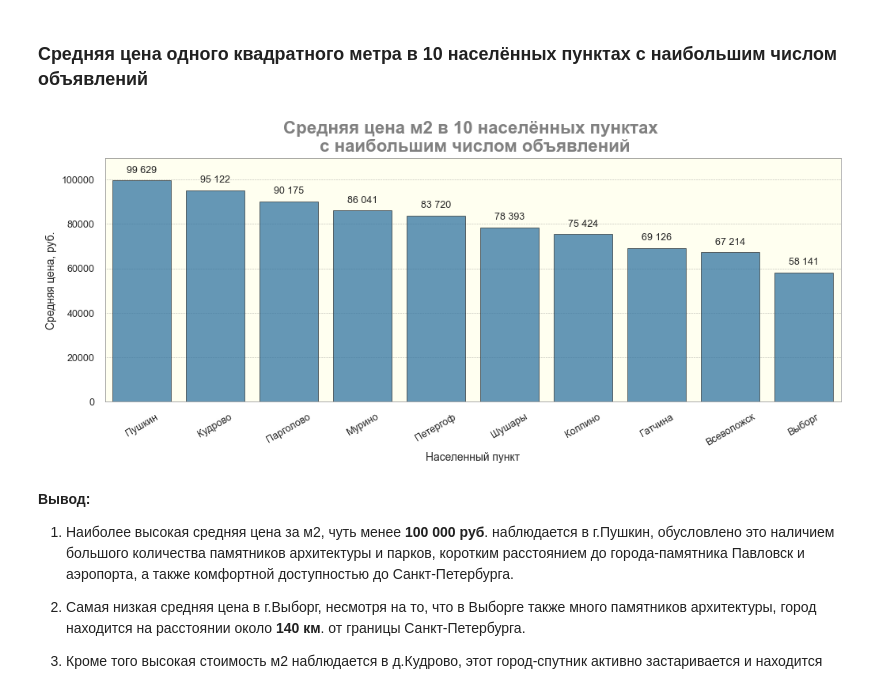
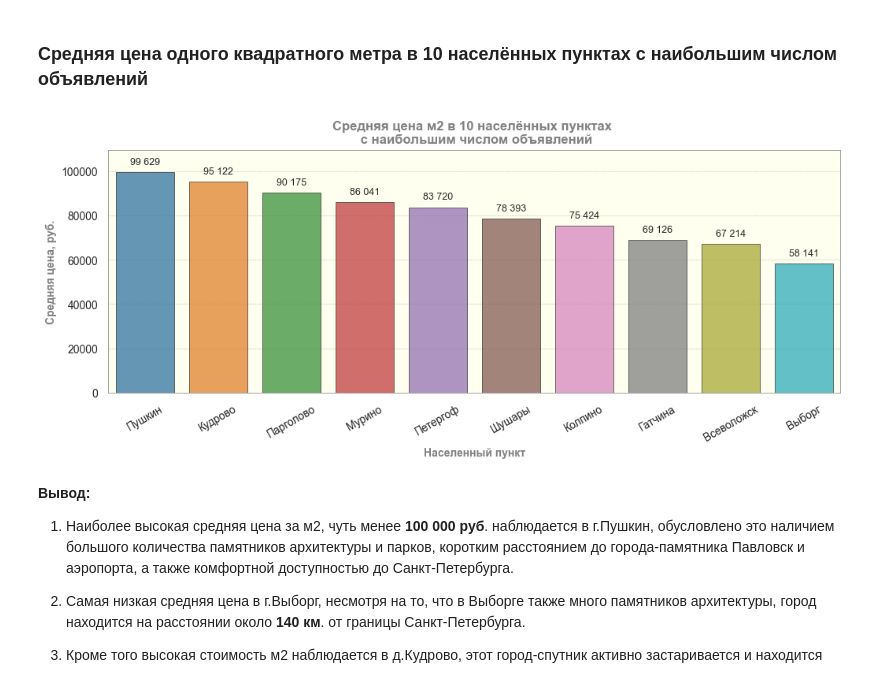
Before and after one commit to SuvorinSergey/ya_practicum_data_science, a Jupyter notebook: real_estate/real_estate_spb.ipynb, the cells around one changed output. Cells and saved outputs as stored; diff of their text form; code cells hidden in the pictures.

```diff
--- a/real_estate/real_estate_spb.ipynb
+++ b/real_estate/real_estate_spb.ipynb
@@ -97,7 +97,7 @@ import matplotlib as mpl
 # %%
 # Загужаем датасет
 try:
-    data = pd.read_csv('***', sep='\t')
+    data = pd.read_csv(r'D:\Local Python Project\Ya_praktikum\datasets\real_estate_data.csv', sep='\t')
 except FileNotFoundError:
     data = pd.read_csv('***', sep='\t')
 # %%
@@ -110,15 +110,23 @@ graph_set = {'figure.figsize': (width, height),
              'axes.grid.axis': 'y',
              'axes.facecolor': 'ivory',
              'axes.edgecolor': 'grey',
-             'axes.linewidth': 0.5,
+             'axes.linewidth': .5,
+             'axes.labelsize': 10,
+             'axes.labelweight': 'bold',
+             'axes.labelcolor': 'gray',
              'grid.color': 'gray',
              'grid.linestyle': ':',
-             'grid.linewidth': 0.4}
+             'grid.linewidth': 0.4,
+             'font.size': 16.0,
+             'axes.titlecolor': 'gray',
+             'axes.titleweight': 'bold',
+             'xtick.labelsize': 10,
+             'ytick.labelsize': 10}
 
 bar_color = 'tab:blue'
 
-fd_12 = {'size': 12, 'weight': 'bold', 'color': 'gray'}
-fd_16 = {'size': 16, 'weight': 'bold', 'color': 'gray'}
+fd_16 = {'size': 16}
+fd_12 = {'size': 12}
 # %%
 # Вносим изменения в настройки графиков
 for k, v in graph_set.items():
@@ -1942,8 +1948,7 @@ ax = sns.barplot(x=rooms_qty.index,
                  edgecolor='black')
 
 # Настраиваем параметры отображения
-ax.set_title('Распределение по количеству комнат', fontdict=fd_16)
-ax.tick_params(axis='both', which='major', labelsize=10)
-ax.set_ylabel('Количество', fontsize=10, weight='bold', color='gray')
-ax.set_xlabel('Количество комнат', fontsize=10, weight='bold', color='gray') ;
+ax.set_title('Распределение по количеству комнат')
+ax.set_ylabel('Количество')
+ax.set_xlabel('Количество комнат') ;
 # %% [output]
@@ -2738,29 +2728,27 @@ lo_data_pivot = lo_data_pivot.reset_index()
 # %%
 # Задаем параметры объекта для построения графиков
 graph_set['figure.figsize'] = (width, height)
 sns.set(rc=graph_set)
 
 # Строим график
 ax = sns.barplot(data=lo_data_pivot.sort_values(by='mean_price', ascending=False),
                  x='locality_name',
                  y='mean_price',
-                 color=bar_color,
+                 palette='tab10',
                  alpha=.75,
                  linewidth=.5,
                  edgecolor='black',
                  errorbar=None)
 
 # Настраиваем график
 ax.tick_params(axis='x', rotation=30)
-ax.set_title(f'Средняя цена м2 в 10 населённых пунктах \n с наибольшим числом объявлений', \
-                fontdict=fd_16)
-ax.tick_params(axis='both', labelsize=9)
-ax.set_ylabel('Средняя цена, руб.', fontsize=10)
+ax.set_title(f'Средняя цена м2 в 10 населённых пунктах \n с наибольшим числом объявлений')
+ax.set_xlabel('Населенный пункт')
+ax.set_ylabel('Средняя цена, руб.')
 add_value_labels(ax, digit_cap=False)
-ax.margins(y=0.1)
-ax.set_xlabel('Населенный пункт', fontsize=10) ;
+ax.margins(y=0.1);
 # %% [output]
-[figure, old version]
+[figure, new version]
 # %% [markdown]
 **Вывод:**
 
```
Also changed, not shown: parts of 32 cells of this notebook.
